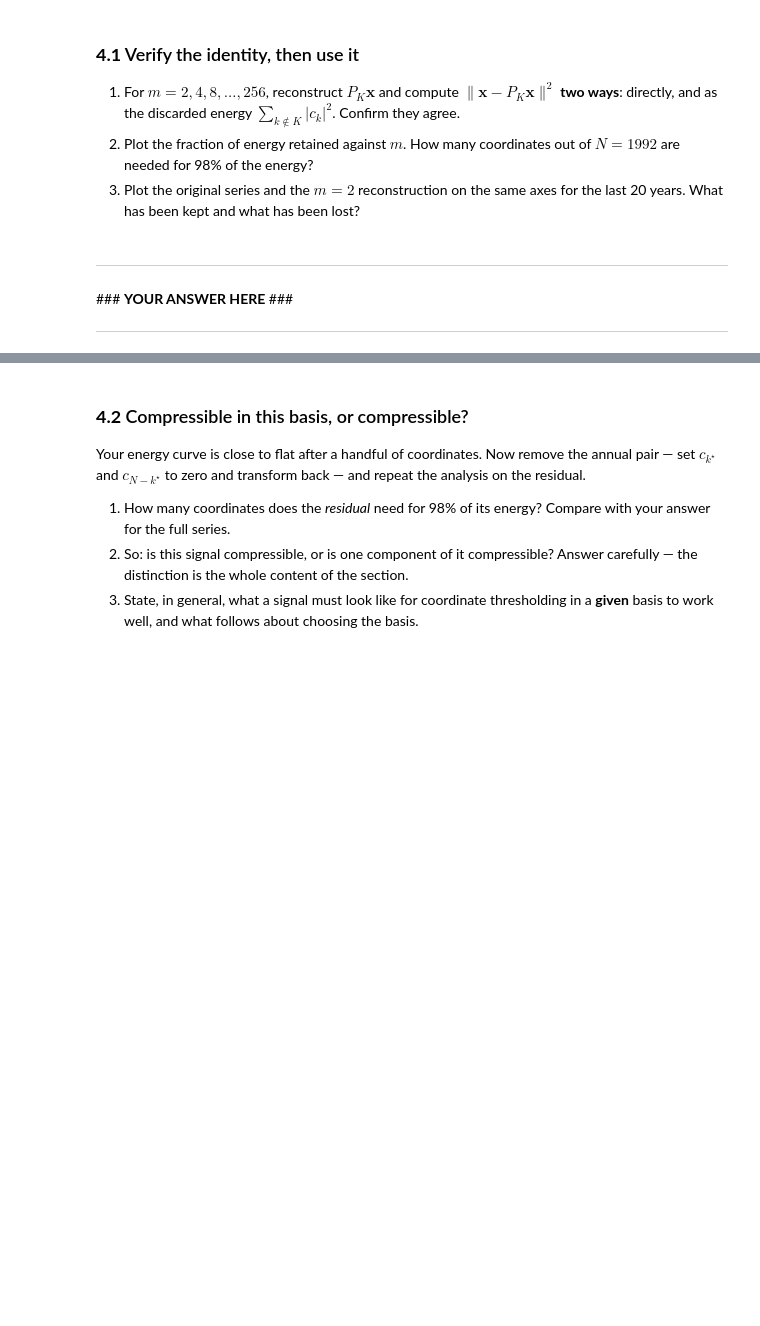
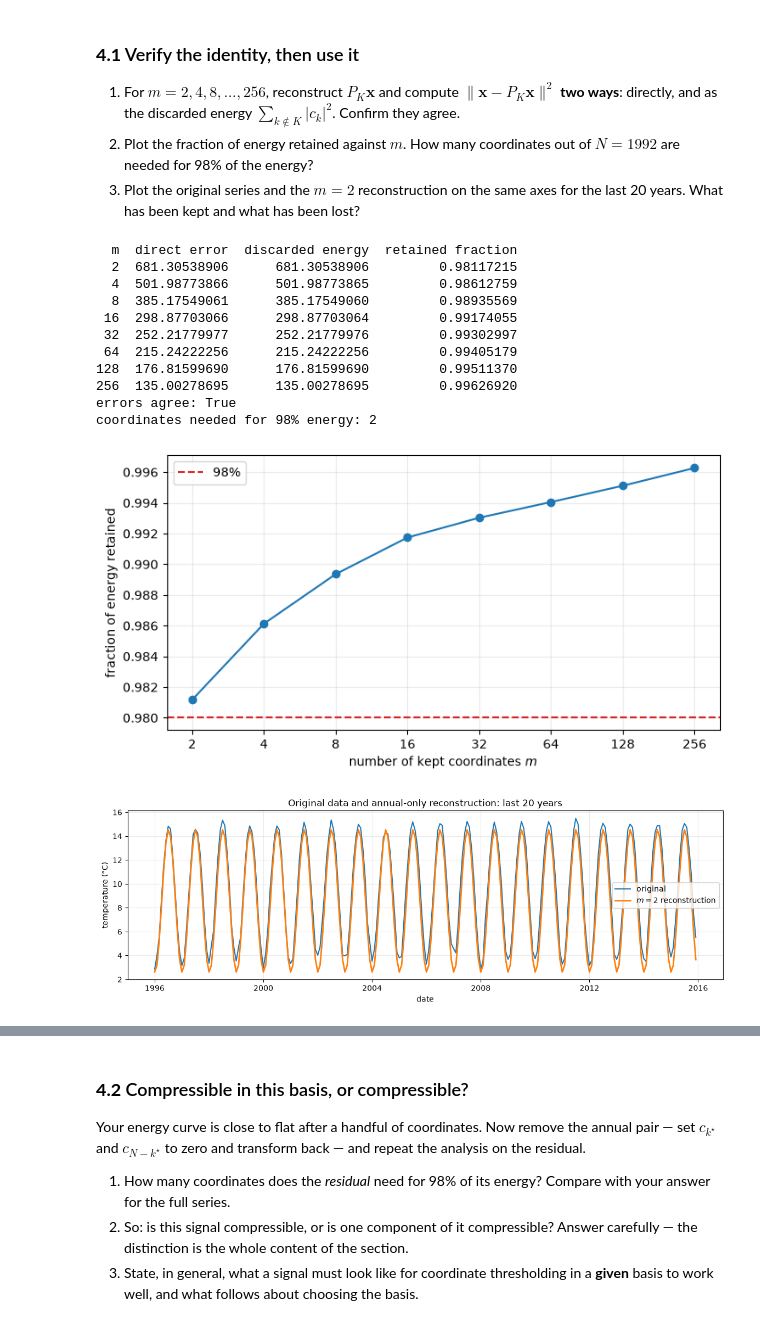
Before and after one commit to CallMeLiubomyr/la-lab1, a Jupyter notebook: lab1-coreB-fourier.ipynb, the cells around one changed output, grey strips where cells are left out. Drawn from its saved outputs; the diff is of its cells as text; code cells hidden in the pictures; blank space fills up the shorter version.

```diff
--- a/lab1-coreB-fourier.ipynb
+++ b/lab1-coreB-fourier.ipynb
@@ -605,5 +638,65 @@ Therefore, even values of $m$ are safe here because the nonzero-frequency coeffi
-# %% [markdown]
----
-\### **YOUR ANSWER HERE** \###
-
----
+# %%
+# ========= YOUR CODE STARTS HERE ========= #
+m_values = 2 ** np.arange(1, 9)
+rows = []
+reconstructions_41 = {}
+
+for m in m_values:
+    kept = keep_largest(c, m)
+    reconstruction = idft(kept)
+    reconstructions_41[m] = reconstruction
+
+    direct_error = np.linalg.norm(x - reconstruction) ** 2
+    discarded_energy = np.sum(np.abs(c - kept) ** 2)
+    retained_fraction = np.sum(np.abs(kept) ** 2) / np.sum(power)
+    rows.append((m, direct_error, discarded_energy, retained_fraction))
+
+results_41 = pd.DataFrame(
+    rows, columns=["m", "direct error", "discarded energy", "retained fraction"]
+)
+print(results_41.to_string(index=False, float_format=lambda value: f"{value:.8f}"))
+print("errors agree:", np.allclose(
+    results_41["direct error"], results_41["discarded energy"], rtol=1e-9
+))
+
+m_98 = int(results_41.loc[results_41["retained fraction"] >= 0.98, "m"].iloc[0])
+print(f"coordinates needed for 98% energy: {m_98}")
+
+plt.figure(figsize=(8, 4))
+plt.plot(m_values, results_41["retained fraction"], "o-")
+plt.axhline(0.98, color="tab:red", linestyle="--", label="98%")
+plt.xscale("log", base=2)
+plt.xticks(m_values, m_values)
+plt.xlabel("number of kept coordinates $m$")
+plt.ylabel("fraction of energy retained")
+plt.grid(alpha=0.25)
+plt.legend()
+plt.show()
+
+last_20_years = slice(-240, None)
+m2_with_mean = reconstructions_41[2].real + y.mean()
+plt.figure(figsize=(14, 4))
+plt.plot(temp_data["date"].iloc[last_20_years], y[last_20_years], label="original")
+plt.plot(temp_data["date"].iloc[last_20_years], m2_with_mean[last_20_years],
+         label="$m=2$ reconstruction", linewidth=2)
+plt.xlabel("date")
+plt.ylabel("temperature (°C)")
+plt.title("Original data and annual-only reconstruction: last 20 years")
+plt.grid(alpha=0.25)
+plt.legend()
+plt.show()
+# ========== YOUR CODE ENDS HERE ========== #
+# %% [output]
+  m  direct error  discarded energy  retained fraction
+  2  681.30538906      681.30538906         0.98117215
+  4  501.98773866      501.98773865         0.98612759
+  8  385.17549061      385.17549060         0.98935569
+ 16  298.87703066      298.87703064         0.99174055
+ 32  252.21779977      252.21779976         0.99302997
+ 64  215.24222256      215.24222256         0.99405179
+128  176.81599690      176.81599690         0.99511370
+256  135.00278695      135.00278695         0.99626920
+errors agree: True
+coordinates needed for 98% energy: 2
+[figure, added]
+[figure, added]
```
Also changed, not shown: parts of 18 cells of this notebook.
